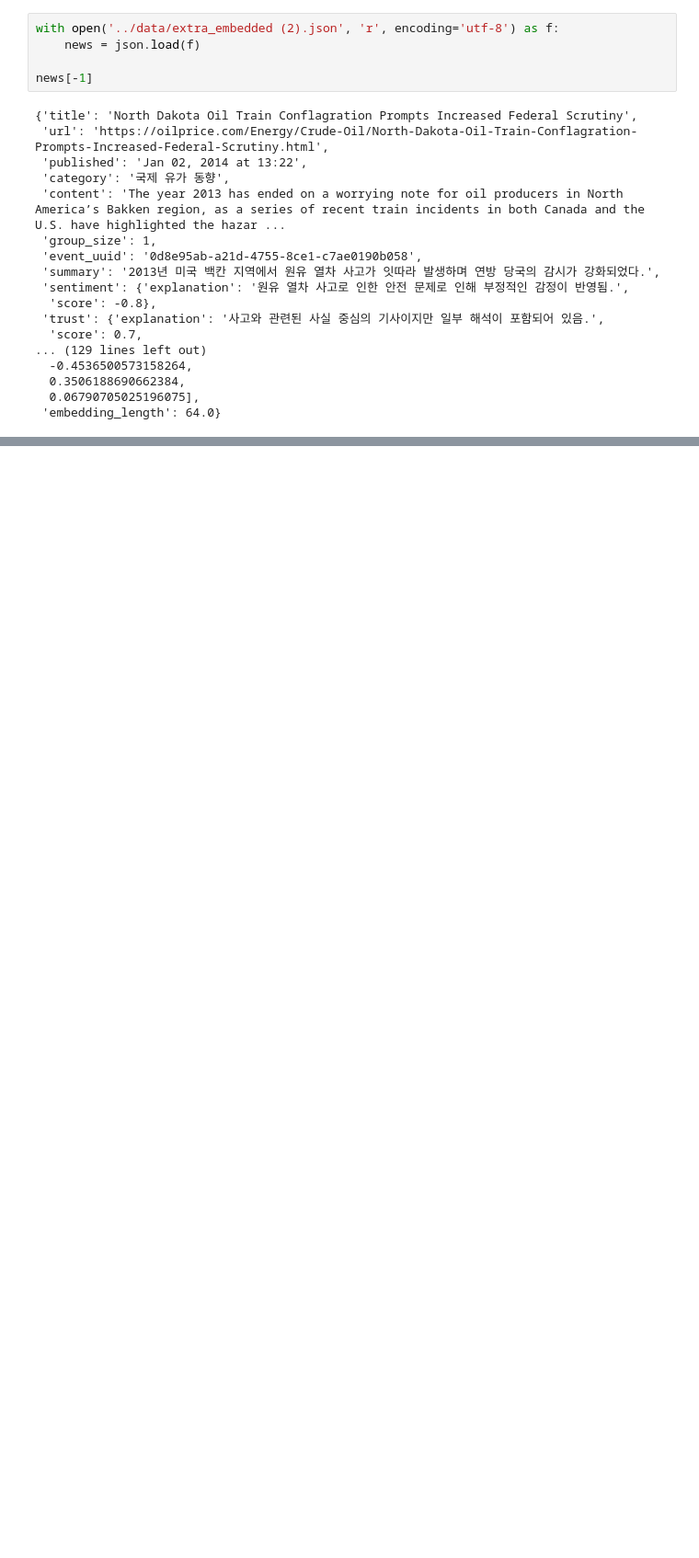
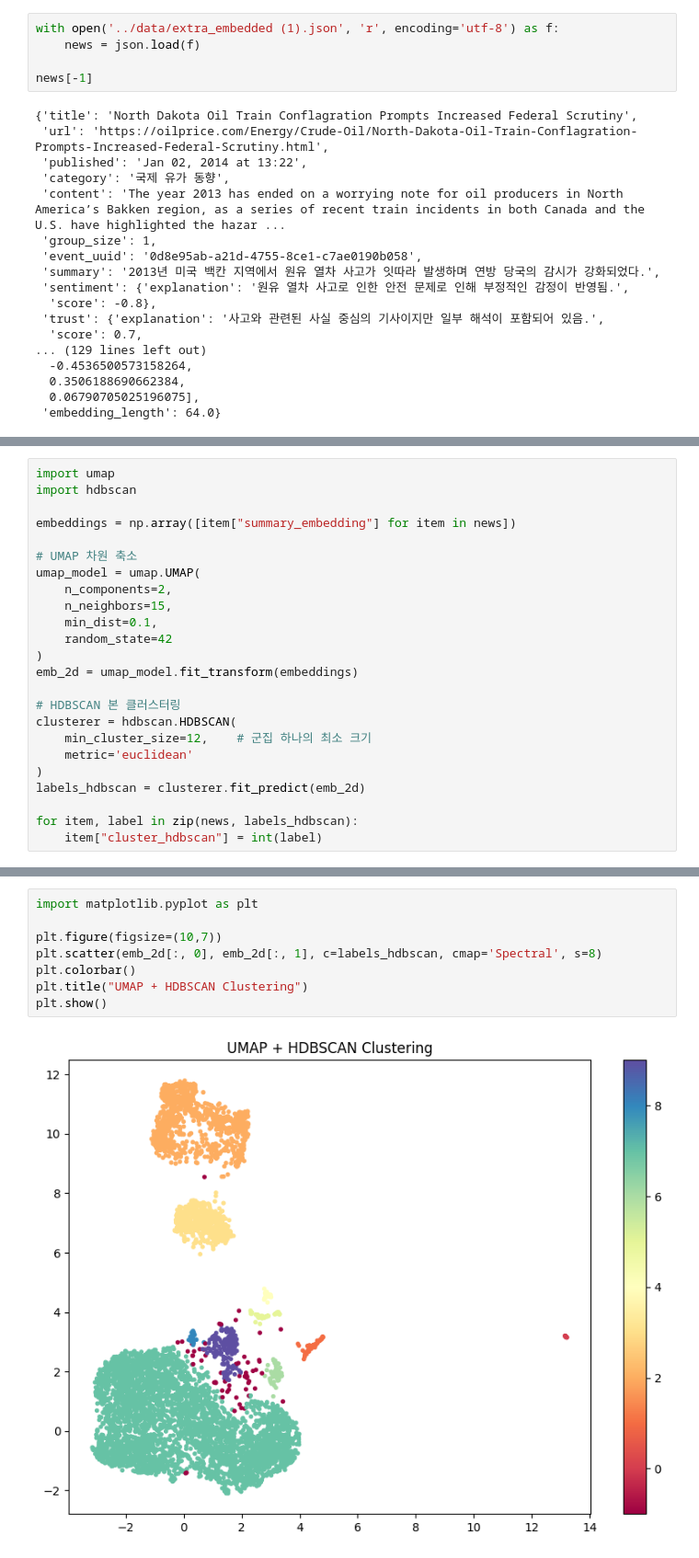
Before and after one commit to Market-Plan-B/Market-Plan-B-AI, a Jupyter notebook: market-tower/진짜데이터분석.ipynb, the cells around one changed output, grey strips where cells are left out. Shown at 92% size. Drawn from its saved outputs; the diff is of its cells as text; blank space fills up the shorter version.

```diff
--- a/market-tower/진짜데이터분석.ipynb
+++ b/market-tower/진짜데이터분석.ipynb
@@ -1119,7 +1120,7 @@ df.tail()
 # %% [markdown]
 # 진짜 마지막 뉴스임베딩 붙이기
 # %%
-with open('../data/extra_embedded (2).json', 'r', encoding='utf-8') as f:
+with open('../data/extra_embedded (1).json', 'r', encoding='utf-8') as f:
     news = json.load(f)
 
 news[-1]
@@ -1191,0 +1203,24 @@ print(bad_embeddings[['title', 'published', 'content']].head())
+# %%
+import umap
+import hdbscan
+
+embeddings = np.array([item["summary_embedding"] for item in news])
+
+# UMAP 차원 축소
+umap_model = umap.UMAP(
+    n_components=2,
+    n_neighbors=15,
+    min_dist=0.1,
+    random_state=42
+)
+emb_2d = umap_model.fit_transform(embeddings)
+
+# HDBSCAN 본 클러스터링
+clusterer = hdbscan.HDBSCAN(
+    min_cluster_size=12,    # 군집 하나의 최소 크기
+    metric='euclidean'
+)
+labels_hdbscan = clusterer.fit_predict(emb_2d)
+
+for item, label in zip(news, labels_hdbscan):
+    item["cluster_hdbscan"] = int(label)
@@ -1191,0 +1350,10 @@ print(bad_embeddings[['title', 'published', 'content']].head())
+# %%
+import matplotlib.pyplot as plt
+
+plt.figure(figsize=(10,7))
+plt.scatter(emb_2d[:, 0], emb_2d[:, 1], c=labels_hdbscan, cmap='Spectral', s=8)
+plt.colorbar()
+plt.title("UMAP + HDBSCAN Clustering")
+plt.show()
+# %% [output]
+[figure, added]
```
Also changed, not shown: parts of 29 cells of this notebook, 3 other files.
